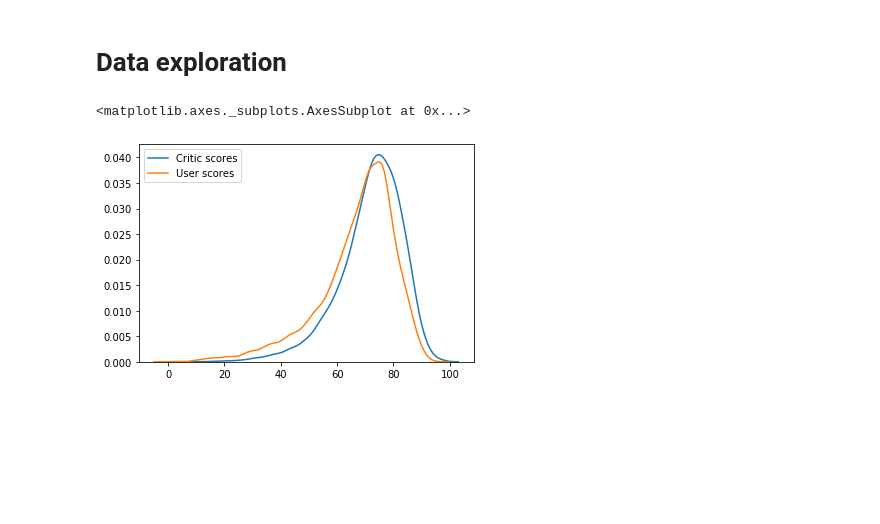
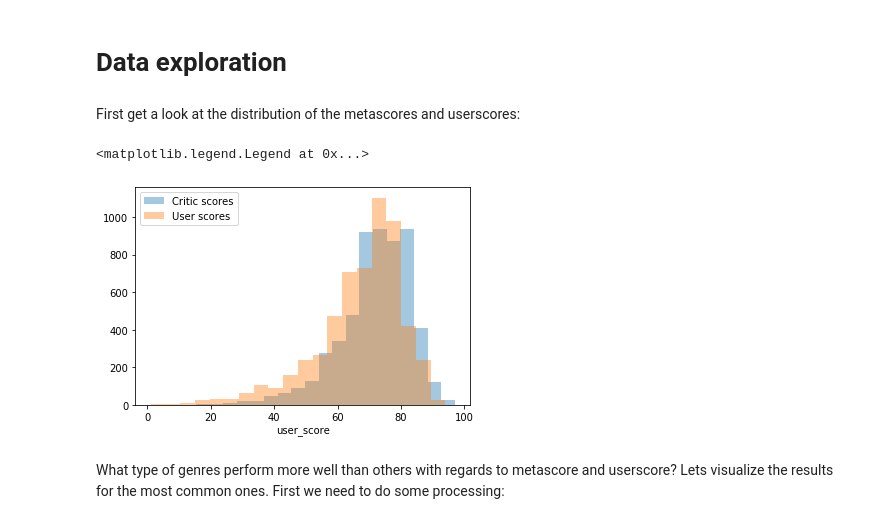
Before and after one commit to Daniel-Tebart/MetacriticAnalysis, a Jupyter notebook: main.ipynb, the cells around one changed output. Saved outputs shown, nothing was run; the diff lists cells and outputs as text; code cells hidden in the pictures; blank space fills up the shorter version.

```diff
--- a/main.ipynb
+++ b/main.ipynb
@@ -13,17 +13,23 @@ data.head()
 | 4 | Super Mario 3D Land | 3DS | Nintendo | Action | No Online Multiplayer | E | Nov 13, 2011 | 81 | ... |
 # %% [markdown]
 # Data exploration
+# %% [markdown]
+First get a look at the distribution of the metascores and userscores:
 # %%
+import matplotlib.pyplot as plt
 import seaborn as sns
 
 mscores = data['metascore']
 uscores = data['user_score']
 
-sns.kdeplot(mscores, bw = 2, label = "Critic scores")
-sns.kdeplot(uscores, bw = 2, label = "User scores")
+sns.distplot(mscores, bins = 20, kde = False, label = "Critic scores")
+sns.distplot(uscores, bins = 20, kde = False, label = 'User scores')
+plt.legend()
 # %% [output]
-<matplotlib.axes._subplots.AxesSubplot at 0x...>
+<matplotlib.legend.Legend at 0x...>
-[figure, old version]
+[figure, new version]
+# %% [markdown]
+What type of genres perform more well than others with regards to metascore and userscore? Lets visualize the results for the most common ones. First we need to do some processing:
 # %%
 data_critics = data.drop(columns = ['user_score'])
 data_critics['fromCritic'] = 1
```
Also changed, not shown: parts of 8 cells of this notebook.
